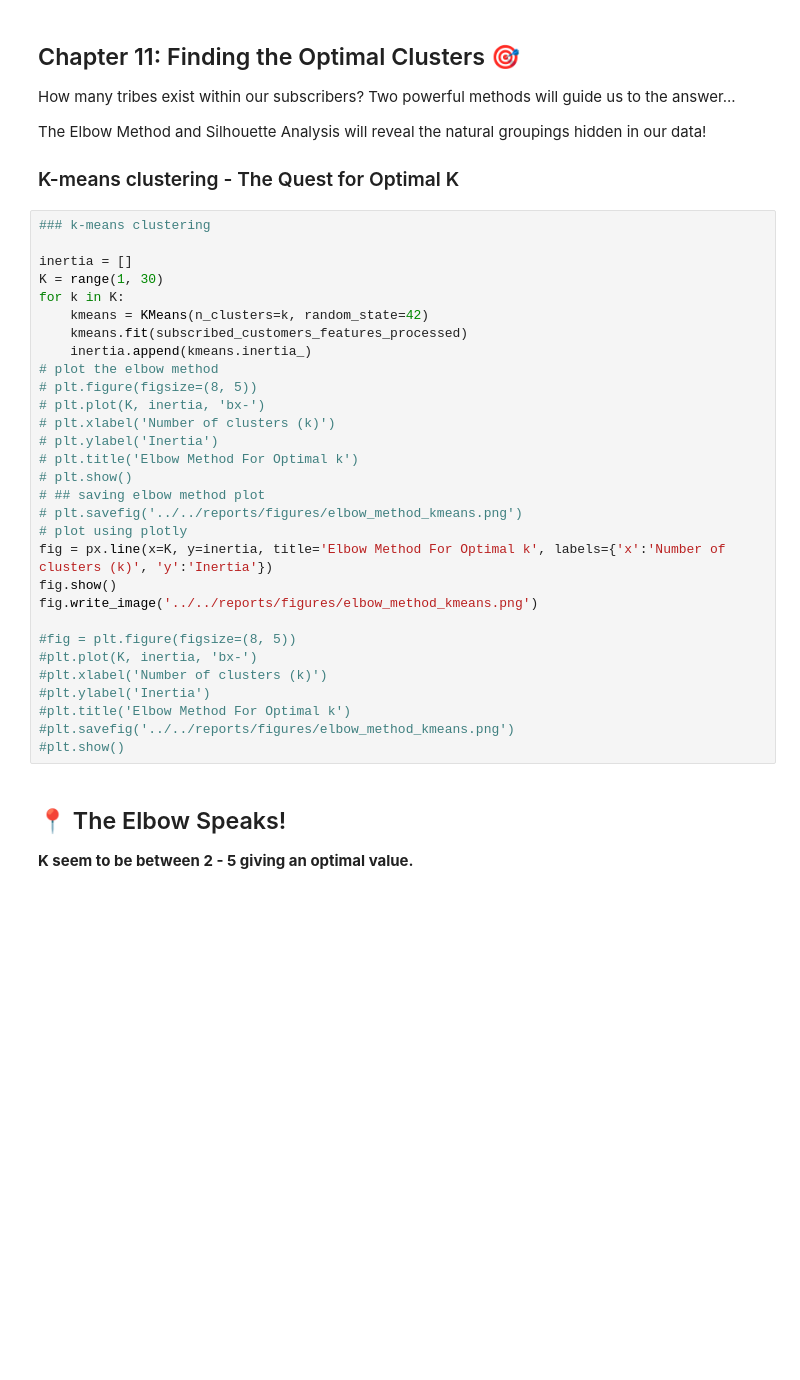
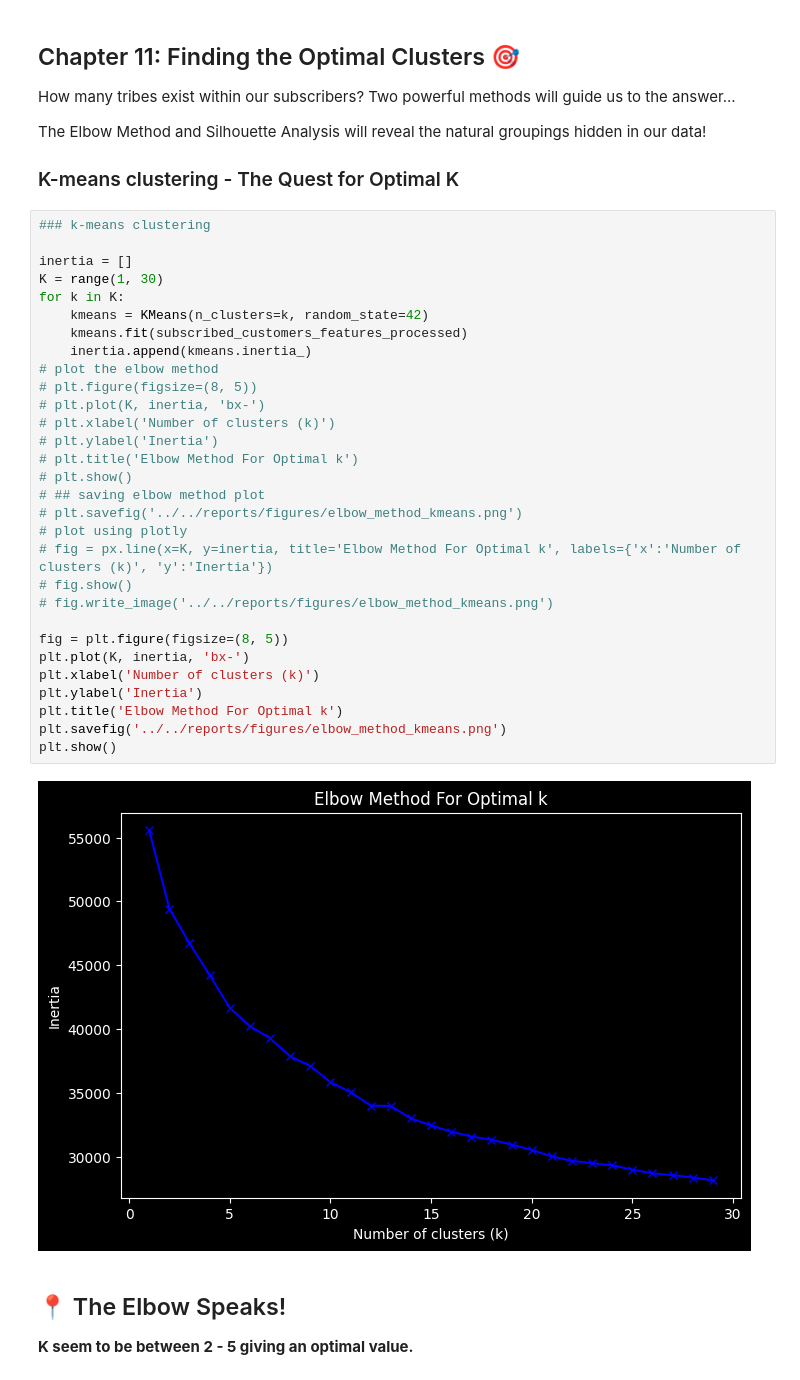
Before and after one commit to nawazyarkhan/TermDepositMarketing, a Jupyter notebook: notebooks/ExplorationNModeling/TDMv1_3.ipynb, the cells around one changed output. Saved outputs shown, nothing was run; the diff lists cells and outputs as text; blank space fills up the shorter version.

```diff
--- a/notebooks/ExplorationNModeling/TDMv1_3.ipynb
+++ b/notebooks/ExplorationNModeling/TDMv1_3.ipynb
@@ -1411,33 +1411,35 @@ The Elbow Method and Silhouette Analysis will reveal the natural groupings hidde
 # %%
 ### k-means clustering
 
 inertia = []
 K = range(1, 30)
 for k in K:
     kmeans = KMeans(n_clusters=k, random_state=42)
     kmeans.fit(subscribed_customers_features_processed)
     inertia.append(kmeans.inertia_)
 # plot the elbow method
 # plt.figure(figsize=(8, 5))
 # plt.plot(K, inertia, 'bx-')
 # plt.xlabel('Number of clusters (k)')
 # plt.ylabel('Inertia')
 # plt.title('Elbow Method For Optimal k')
 # plt.show()
 # ## saving elbow method plot
 # plt.savefig('../../reports/figures/elbow_method_kmeans.png')
 # plot using plotly
-fig = px.line(x=K, y=inertia, title='Elbow Method For Optimal k', labels={'x':'Number of clusters (k)', 'y':'Inertia'})
-fig.show()
-fig.write_image('../../reports/figures/elbow_method_kmeans.png')
+# fig = px.line(x=K, y=inertia, title='Elbow Method For Optimal k', labels={'x':'Number of clusters (k)', 'y':'Inertia'})
+# fig.show()
+# fig.write_image('../../reports/figures/elbow_method_kmeans.png')
 
-#fig = plt.figure(figsize=(8, 5))
-#plt.plot(K, inertia, 'bx-')
-#plt.xlabel('Number of clusters (k)')
-#plt.ylabel('Inertia')
-#plt.title('Elbow Method For Optimal k')
-#plt.savefig('../../reports/figures/elbow_method_kmeans.png')
-#plt.show()
+fig = plt.figure(figsize=(8, 5))
+plt.plot(K, inertia, 'bx-')
+plt.xlabel('Number of clusters (k)')
+plt.ylabel('Inertia')
+plt.title('Elbow Method For Optimal k')
+plt.savefig('../../reports/figures/elbow_method_kmeans.png')
+plt.show()
+# %% [output]
+[figure, added]
 # %% [markdown]
 ## 📍 The Elbow Speaks!
 
```
Also changed, not shown: parts of 3 cells of this notebook.
